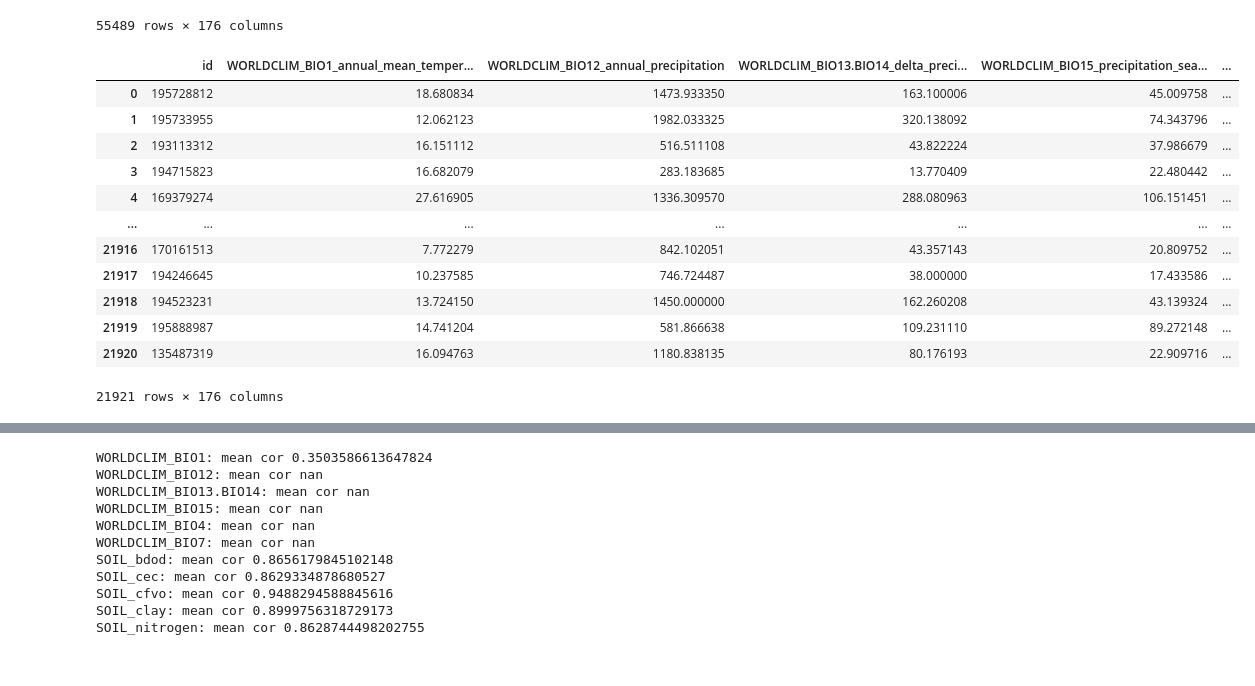
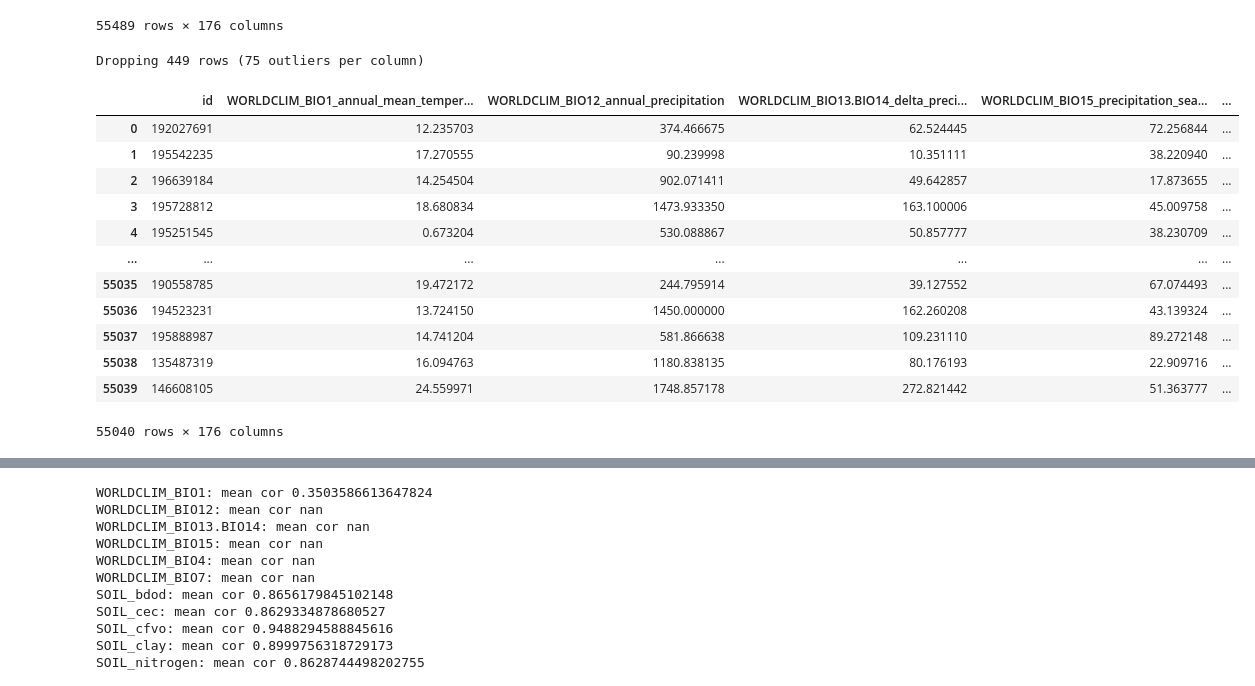
Before and after one commit to asmerlinsky/plant-traits, a Jupyter notebook: notebooks/preprocess.ipynb, the cells around one changed output, grey strips where cells are left out. Drawn from its saved outputs; the diff is of its cells as text; code cells hidden in the pictures.

```diff
--- a/notebooks/preprocess.ipynb
+++ b/notebooks/preprocess.ipynb
@@ -93,24 +93,25 @@ train_df
 | 55488 | 146608105 | 24.559971 | 1748.857178 | 272.821442 | 51.363777 | ... |
 55489 rows × 176 columns
 # %%
-z = 2
-wo_outliers_train_df = drop_outliers(train_df, 2)
+z = 2.5
+wo_outliers_train_df, outliers = drop_outliers(train_df, z, apply_cols=TARGETS)
 wo_outliers_train_df = wo_outliers_train_df.reset_index(drop=True)
 wo_outliers_train_df
 # %% [output]
+Dropping 449 rows (75 outliers per column)
 |  | id | WORLDCLIM_BIO1_annual_mean_temper... | WORLDCLIM_BIO12_annual_precipitation | WORLDCLIM_BIO13.BIO14_delta_preci... | WORLDCLIM_BIO15_precipitation_sea... | ... |
-| 0 | 195728812 | 18.680834 | 1473.933350 | 163.100006 | 45.009758 | ... |
-| 1 | 195733955 | 12.062123 | 1982.033325 | 320.138092 | 74.343796 | ... |
-| 2 | 193113312 | 16.151112 | 516.511108 | 43.822224 | 37.986679 | ... |
-| 3 | 194715823 | 16.682079 | 283.183685 | 13.770409 | 22.480442 | ... |
-| 4 | 169379274 | 27.616905 | 1336.309570 | 288.080963 | 106.151451 | ... |
+| 0 | 192027691 | 12.235703 | 374.466675 | 62.524445 | 72.256844 | ... |
+| 1 | 195542235 | 17.270555 | 90.239998 | 10.351111 | 38.220940 | ... |
+| 2 | 196639184 | 14.254504 | 902.071411 | 49.642857 | 17.873655 | ... |
+| 3 | 195728812 | 18.680834 | 1473.933350 | 163.100006 | 45.009758 | ... |
+| 4 | 195251545 | 0.673204 | 530.088867 | 50.857777 | 38.230709 | ... |
 | ... | ... | ... | ... | ... | ... | ... |
-| 21916 | 170161513 | 7.772279 | 842.102051 | 43.357143 | 20.809752 | ... |
-| 21917 | 194246645 | 10.237585 | 746.724487 | 38.000000 | 17.433586 | ... |
-| 21918 | 194523231 | 13.724150 | 1450.000000 | 162.260208 | 43.139324 | ... |
-| 21919 | 195888987 | 14.741204 | 581.866638 | 109.231110 | 89.272148 | ... |
-| 21920 | 135487319 | 16.094763 | 1180.838135 | 80.176193 | 22.909716 | ... |
+| 55035 | 190558785 | 19.472172 | 244.795914 | 39.127552 | 67.074493 | ... |
+| 55036 | 194523231 | 13.724150 | 1450.000000 | 162.260208 | 43.139324 | ... |
+| 55037 | 195888987 | 14.741204 | 581.866638 | 109.231110 | 89.272148 | ... |
+| 55038 | 135487319 | 16.094763 | 1180.838135 | 80.176193 | 22.909716 | ... |
+| 55039 | 146608105 | 24.559971 | 1748.857178 | 272.821442 | 51.363777 | ... |
-21921 rows × 176 columns
+55040 rows × 176 columns
 # %%
 wo_outliers_merged_transformed_train_df, merged_transformed_test_df, scalers = scale_variables(wo_outliers_train_df, test_df)
 full_merged_transformed_train_df, _, scalers = scale_variables(train_df)
```
Also changed, not shown: parts of 3 cells of this notebook, 13 other files.
